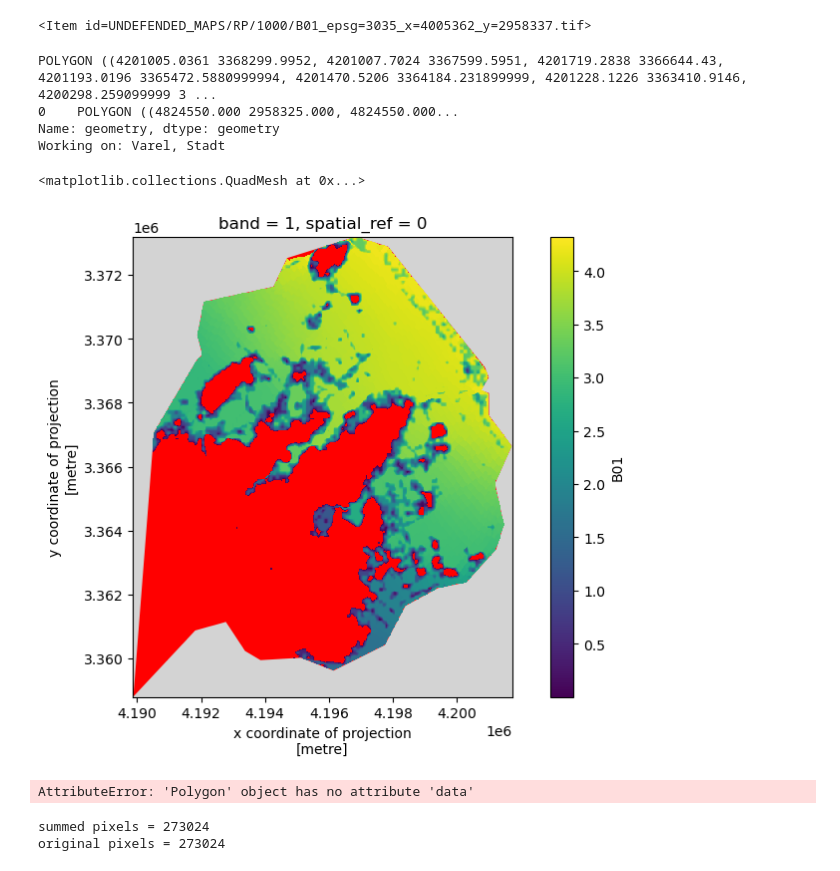
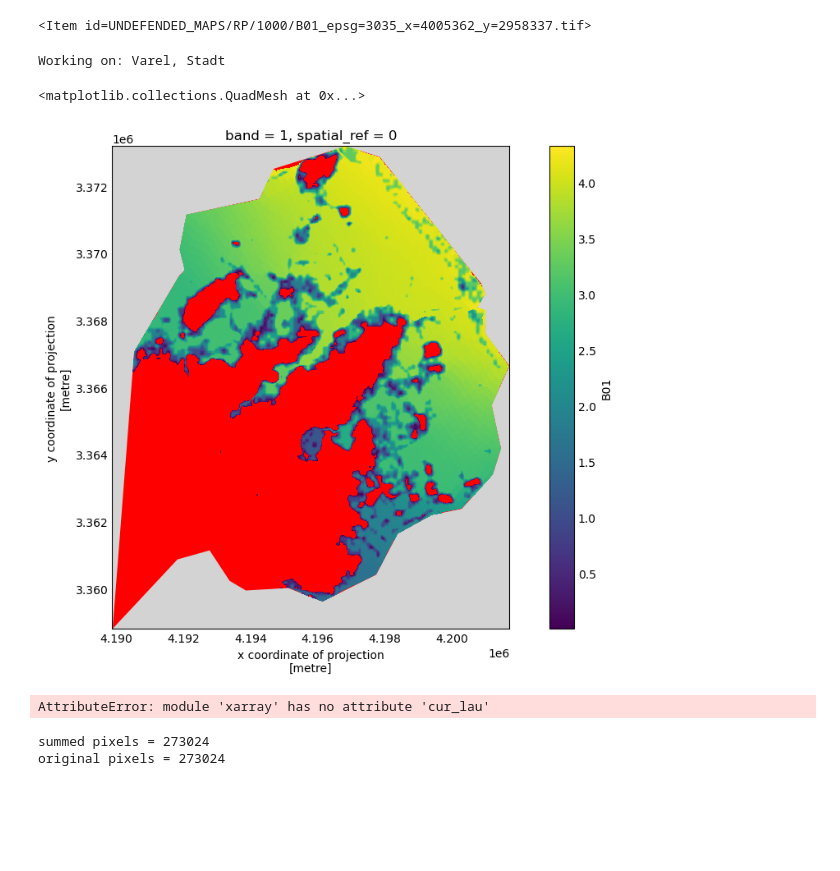
Before and after one commit to openearth/coclico-workbench, a Jupyter notebook: notebooks/POC_cfhp.ipynb, the cells around one changed output. Drawn from its saved outputs; the diff is of its cells as text; code cells hidden in the pictures; blank space fills up the shorter version.

```diff
--- a/notebooks/POC_cfhp.ipynb
+++ b/notebooks/POC_cfhp.ipynb
@@ -89,40 +91,35 @@ item
 # %%
 item_test = gpd.GeoDataFrame(geometry = [shapely.Polygon(item_geom)])
 
 # Generate figure
 f, ax = plt.subplots(figsize=(10, 6))
 item_test.plot(ax=ax, color='lightgray', edgecolor='black')
-lau_NL.plot(ax=ax, color='blue', edgecolor='black')
 lau.plot(ax=ax, color='red')
-
 
 for i, cur_lau in lau.iterrows():
 
     if cur_lau['geometry'].intersects(item_test['geometry'])[0]:
 
-        print(cur_lau['geometry'])
-        print(item_test['geometry'])
-
         print('Working on: ' + str(cur_lau['LAU_NAME']))
         # Load raw band_data dataset
-        ds = rio.open_rasterio(item.assets['band_data'].href)
+        ds = rio.open_rasterio(item.assets['band_data'].href, masked = True)
 
-        # Clip dataset to match AOI
-        ds_clip = ds.rio.clip(cur_lau)
+        # First clip to bounding box
+        ds_clip = ds.rio.clip_box(*cur_lau.geometry.bounds)
+
+        ds_clip
+
+        # Then, clip dataset to match AOI polygon
+        ds_clip = ds_clip.rio.clip(cur_lau)
 
         del ds
 
-# Adjust FillValue (NoData) to np.nan for plotting purposes
-ds_clip = ds_clip.where(ds_clip != ds_clip.attrs['_FillValue'],np.nan)
 # Plot data
 ds_clip.plot(ax=ax)
 # %% [output]
-POLYGON ((4201005.0361 3368299.9952, 4201007.7024 3367599.5951, 4201719.2838 3366644.43, 4201193.0196 3365472.5880999994, 4201470.5206 3364184.231899999, 4201228.1226 3363410.9146, 4200298.259099999 3 ...
-0    POLYGON ((4824550.000 2958325.000, 4824550.000...
-Name: geometry, dtype: geometry
 Working on: Varel, Stadt
 <matplotlib.collections.QuadMesh at 0x...>
-[figure, old version]
+[figure, new version]
 # %%
 # Explore xarray spatial
 import xrspatial
@@ -132,7 +129,7 @@ pol = xr.cur_lau
 
 xrspatial.zonal.stats(ds_clip,cur_lau['geometry'], stats_funcs = 'mean')
 # %% [output]
-AttributeError: 'Polygon' object has no attribute 'data'
+AttributeError: module 'xarray' has no attribute 'cur_lau'
 # %%
 # Compute statistics
 
```
Also changed, not shown: parts of 11 cells of this notebook.
